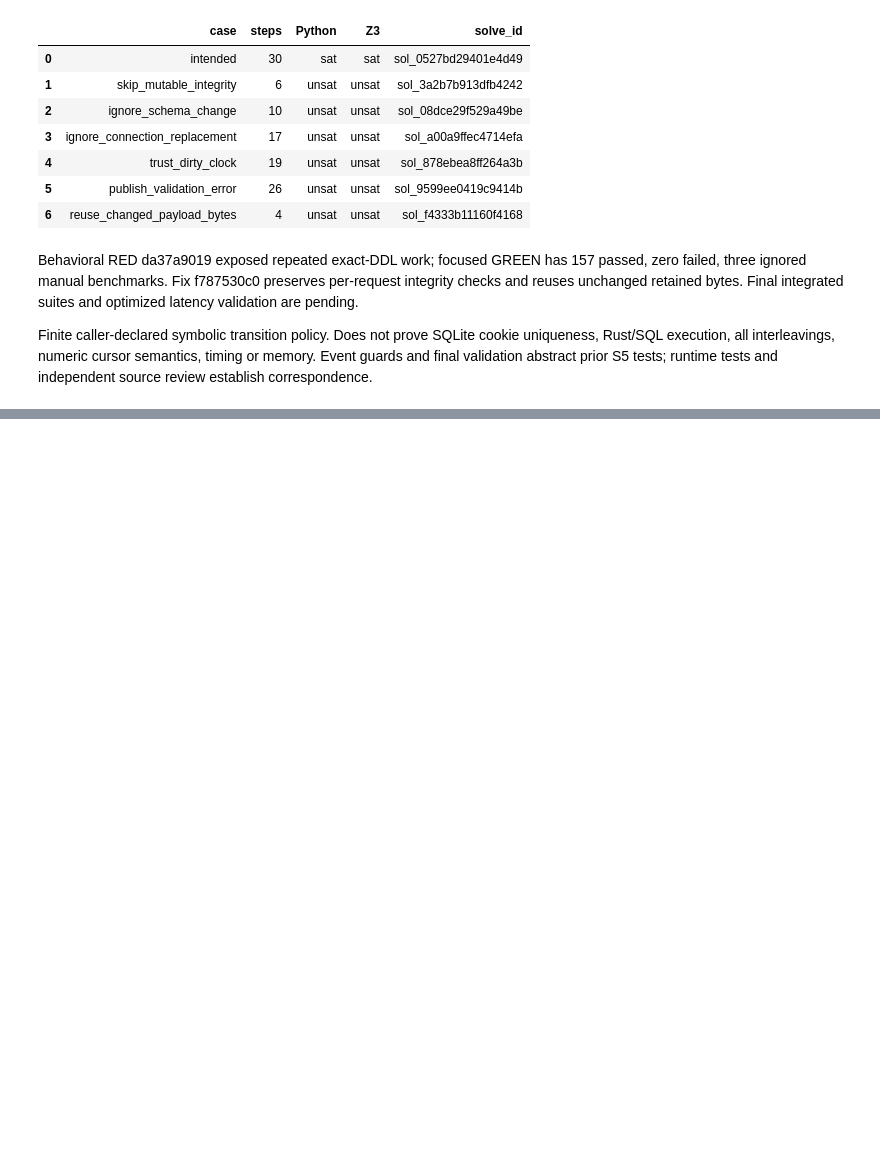
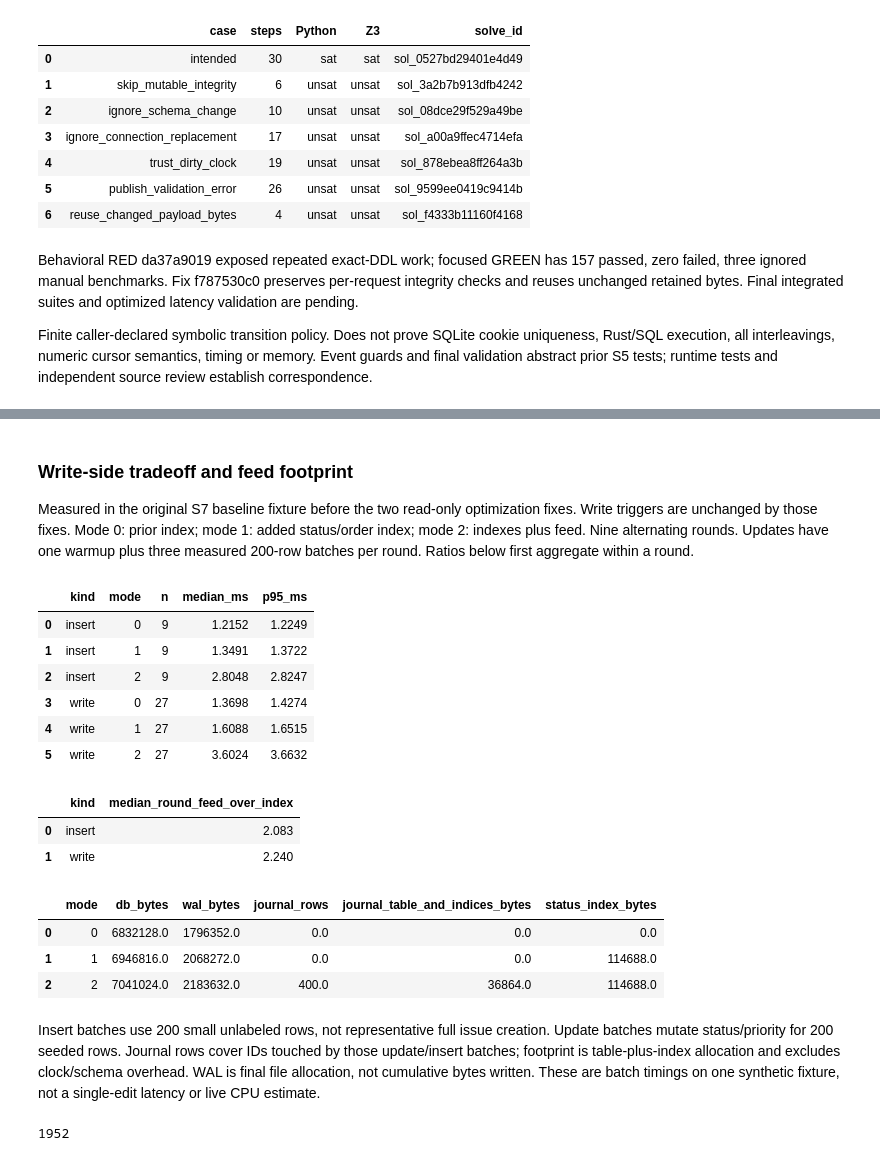
Before and after one commit to getspur/SpurCode, a Jupyter notebook: spur-64019-performance-20261009.ipynb, the cells around one changed output, grey strips where cells are left out. Saved outputs shown, nothing was run; the diff lists cells and outputs as text; code cells hidden in the pictures; blank space fills up the shorter version.

```diff
--- a/spur-64019-performance-20261009.ipynb
+++ b/spur-64019-performance-20261009.ipynb
@@ -1637,0 +1660,50 @@ Admitted warm reads still decode the retained snapshot and construct the output,
+# %%
+import json
+from pathlib import Path
+import pandas as pd
+from IPython.display import display, Markdown
+
+s7_evidence_dir = Path("/Volumes/Projects/spur/docs/performance/2026-10-09-spur-64019/implementation-tdd")
+s7_write_records = [json.loads(line.split("S7_JSON ",1)[1]) for line in (s7_evidence_dir/"s7-baseline-release.log").read_text().splitlines() if "S7_JSON " in line]
+s7_batch_df = pd.DataFrame(r for r in s7_write_records if r["kind"] in ("write","insert"))
+s7_batch_df["ms"] = s7_batch_df["ns"]/1e6
+s7_batch_stats = s7_batch_df.groupby(["kind","mode"])["ms"].agg(n="size",median_ms="median",p95_ms=lambda x:x.quantile(.95)).reset_index()
+assert s7_batch_stats["n"].tolist() == [9,9,9,27,27,27]
+s7_round_medians = s7_batch_df.groupby(["kind","round","mode"])["ms"].median().unstack("mode")
+s7_round_medians["feed_over_index"] = s7_round_medians[2]/s7_round_medians[1]
+s7_feed_ratio = s7_round_medians.groupby("kind")["feed_over_index"].median().rename("median_round_feed_over_index").reset_index()
+s7_allocation = pd.DataFrame(r for r in s7_write_records if r["kind"]=="allocation")
+assert len(s7_allocation)==27
+s7_allocation_stats = s7_allocation.groupby("mode")[["db_bytes","wal_bytes","journal_rows","journal_table_and_indices_bytes","status_index_bytes"]].median().reset_index()
+display(Markdown("### Write-side tradeoff and feed footprint\nMeasured in the original S7 baseline fixture before the two read-only optimization fixes. Write triggers are unchanged by those fixes. Mode 0: prior index; mode 1: added status/order index; mode 2: indexes plus feed. Nine alternating rounds. Updates have one warmup plus three measured 200-row batches per round. Ratios below first aggregate within a round."))
+display(s7_batch_stats.round(4))
+display(s7_feed_ratio.round(3))
+display(s7_allocation_stats)
+display(Markdown("Insert batches use 200 small unlabeled rows, not representative full issue creation. Update batches mutate status/priority for 200 seeded rows. Journal rows cover IDs touched by those update/insert batches; footprint is table-plus-index allocation and excludes clock/schema overhead. WAL is final file allocation, not cumulative bytes written. These are batch timings on one synthetic fixture, not a single-edit latency or live CPU estimate."))
+(s7_evidence_dir/"s7-notebook-write-analysis.json").write_text(json.dumps({
+    "source":"s7-baseline-release.log",
+    "source_stage":"S7 baseline; write triggers unchanged by later read optimizations",
+    "batch_statistics":json.loads(s7_batch_stats.to_json(orient="records")),
+    "paired_round_ratios":json.loads(s7_feed_ratio.to_json(orient="records")),
+    "median_allocations":json.loads(s7_allocation_stats.to_json(orient="records")),
+    "limits":["Synthetic 200-row transactions","Small unlabeled inserts","Nested update repetitions","WAL file allocation is not cumulative I/O","Journal footprint excludes clock/schema overhead"]
+},indent=2)+"\n")
+# %% [output]
+### Write-side tradeoff and feed footprint
+Measured in the original S7 baseline fixture before the two read-only optimization fixes. Write triggers are unchanged by those fixes. Mode 0: prior index; mode 1: added status/order index; mode 2: indexes plus feed. Nine alternating rounds. Updates have one warmup plus three measured 200-row batches per round. Ratios below first aggregate within a round.
+|  | kind | mode | n | median_ms | p95_ms |
+| 0 | insert | 0 | 9 | 1.2152 | 1.2249 |
+| 1 | insert | 1 | 9 | 1.3491 | 1.3722 |
+| 2 | insert | 2 | 9 | 2.8048 | 2.8247 |
+| 3 | write | 0 | 27 | 1.3698 | 1.4274 |
+| 4 | write | 1 | 27 | 1.6088 | 1.6515 |
+| 5 | write | 2 | 27 | 3.6024 | 3.6632 |
+|  | kind | median_round_feed_over_index |
+| 0 | insert | 2.083 |
+| 1 | write | 2.240 |
+|  | mode | db_bytes | wal_bytes | journal_rows | journal_table_and_indices_bytes | status_index_bytes |
+| 0 | 0 | 6832128.0 | 1796352.0 | 0.0 | 0.0 | 0.0 |
+| 1 | 1 | 6946816.0 | 2068272.0 | 0.0 | 0.0 | 114688.0 |
+| 2 | 2 | 7041024.0 | 2183632.0 | 400.0 | 36864.0 | 114688.0 |
+Insert batches use 200 small unlabeled rows, not representative full issue creation. Update batches mutate status/priority for 200 seeded rows. Journal rows cover IDs touched by those update/insert batches; footprint is table-plus-index allocation and excludes clock/schema overhead. WAL is final file allocation, not cumulative bytes written. These are batch timings on one synthetic fixture, not a single-edit latency or live CPU estimate.
+1952
```
Also changed, not shown: parts of 1 cell of this notebook, 9 other files.
